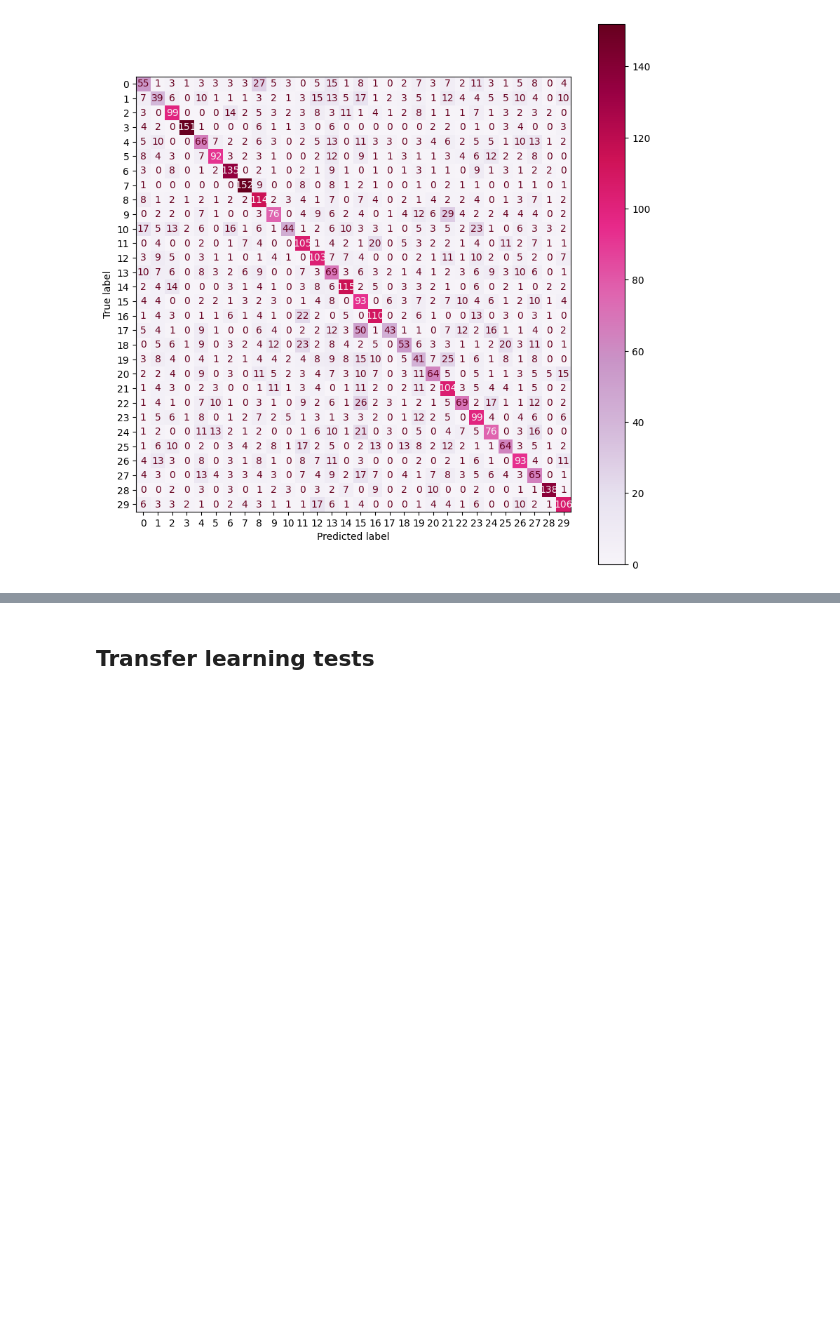
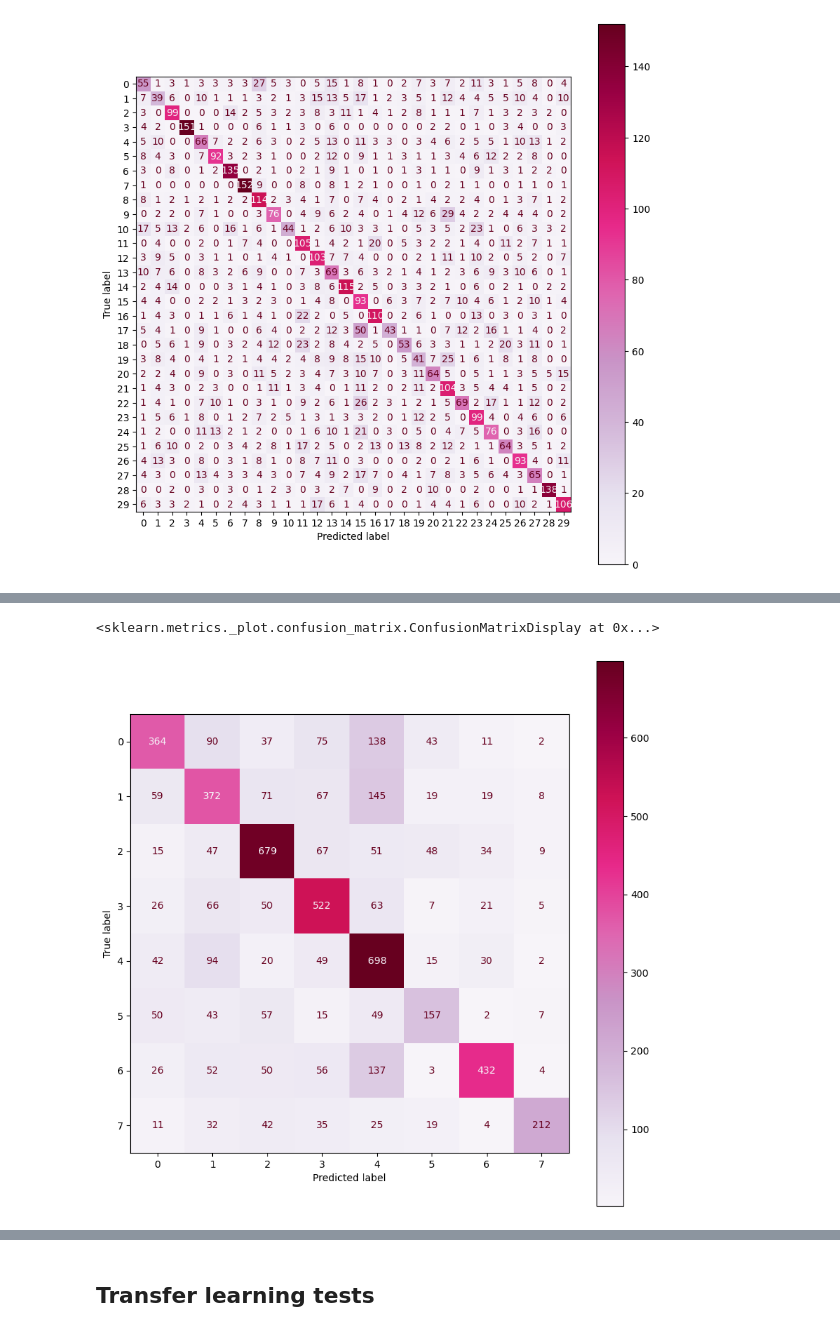
Before and after one commit to NahiaPeschard/wagon_book_cover, a Jupyter notebook: notebooks/chris_nlp.ipynb, the cells around one changed output, grey strips where cells are left out. Cells and saved outputs as stored; diff of their text form; code cells hidden in the pictures; blank space fills up the shorter version.

```diff
--- a/notebooks/chris_nlp.ipynb
+++ b/notebooks/chris_nlp.ipynb
@@ -195,0 +240,3 @@ disp.plot(cmap="PuRd", ax=ax)
+# %%
+y_train_um = np.load(train_file_path, allow_pickle=True)[:, 3].astype(int)
+y_test_um = np.load(test_file_path, allow_pickle=True)[:, 3].astype(int)
@@ -195,0 +247,4 @@ disp.plot(cmap="PuRd", ax=ax)
+# %%
+y_train_um_cat = to_categorical(y_train_um, num_classes=8)
+y_test_um_cat = to_categorical(y_test_um, num_classes=8)
+y_train_cat.shape
@@ -195,0 +272,16 @@ disp.plot(cmap="PuRd", ax=ax)
+# %%
+model_cnn = initialize_model()
+
+es = EarlyStopping(patience=10, restore_best_weights=True, monitor="val_accuracy")
+
+history = model_cnn.fit(X_train_pad, y_train_um_cat,
+              epochs=1000,
+              batch_size=16,
+              validation_split=0.3,
+              callbacks=[es]
+             )
+
+
+res = model_cnn.evaluate(X_test_pad, y_test_um_cat, verbose=0)
+
+print(f'The accuracy evaluated on the test set is of {res[1]*100:.3f}%')
@@ -195,0 +312,2 @@ disp.plot(cmap="PuRd", ax=ax)
+# %%
+y_pred = np.argmax(model_cnn.predict(X_test_pad), axis=1)
@@ -195,0 +316,12 @@ disp.plot(cmap="PuRd", ax=ax)
+# %%
+from sklearn.metrics import confusion_matrix, ConfusionMatrixDisplay
+import matplotlib.pyplot as plt
+
+cm = confusion_matrix(y_test_um, y_pred)
+disp = ConfusionMatrixDisplay(confusion_matrix=cm)
+
+fig, ax = plt.subplots(figsize=(10, 10))
+disp.plot(cmap="PuRd", ax=ax)
+# %% [output]
+<sklearn.metrics._plot.confusion_matrix.ConfusionMatrixDisplay at 0x...>
+[figure, added]
```
Also changed, not shown: parts of 24 cells of this notebook, 1 other file.
